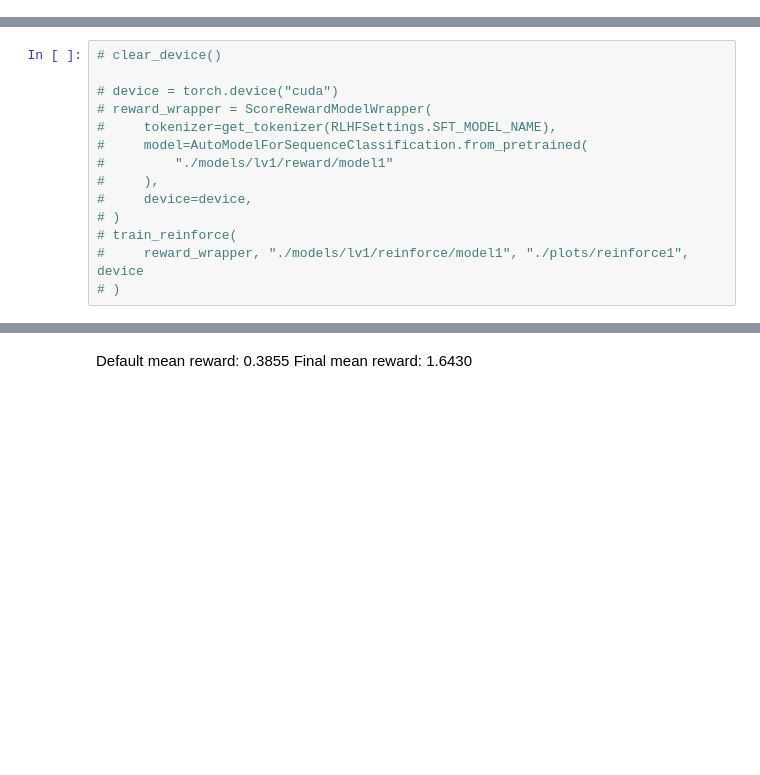
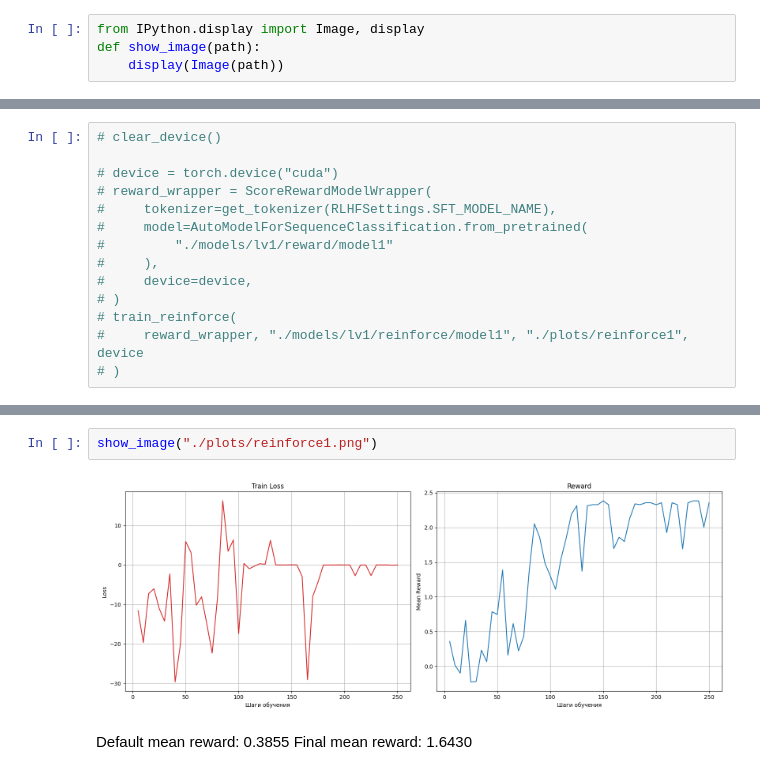
Before and after one commit to timka-byzov/tmaga, a Jupyter notebook: alignment.ipynb, the cells around one changed output, grey strips where cells are left out. Drawn from its saved outputs; the diff is of its cells as text; blank space fills up the shorter version.

```diff
--- a/alignment.ipynb
+++ b/alignment.ipynb
@@ -9,6 +9,10 @@
 # %%
 import torch
 import torch.functional as F
+# %%
+from IPython.display import Image, display
+def show_image(path):
+    display(Image(path))
 # %%
 import gc
 
@@ -541,3 +543,7 @@ def train_reinforce(
+# %%
+show_image("./plots/reinforce1.png")
+# %% [output]
+[figure, added]
 # %% [markdown]
 Default mean reward: 0.3855
 Final mean reward: 1.6430
```
Also changed, not shown: parts of 3 cells of this notebook, 1 other file.
